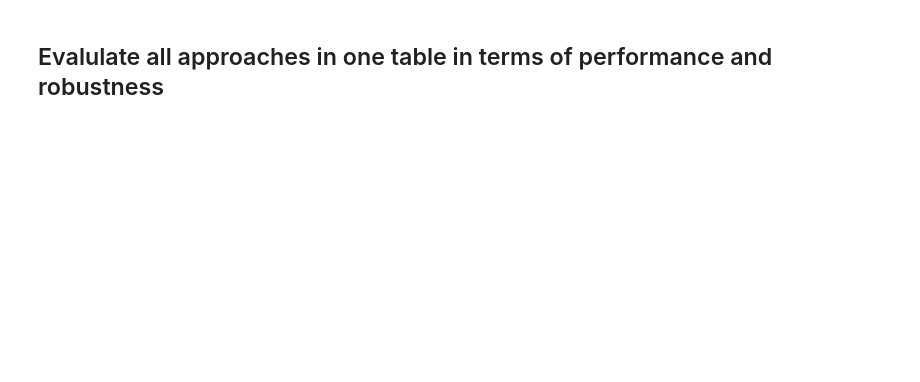
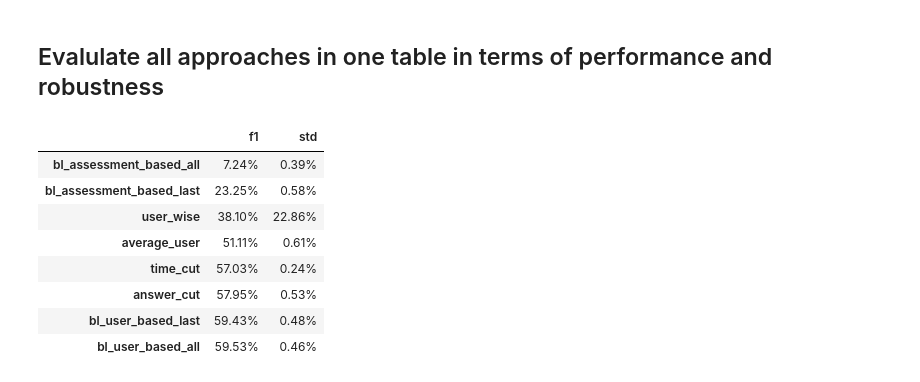
Before and after one commit to joa24jm/UsAs, a Jupyter notebook: src/d02_ml_pipelines/uniti.ipynb, the cells around one changed output. Saved outputs shown, nothing was run; the diff lists cells and outputs as text; code cells hidden in the pictures; blank space fills up the shorter version.

```diff
--- a/src/d02_ml_pipelines/uniti.ipynb
+++ b/src/d02_ml_pipelines/uniti.ipynb
@@ -317,2 +396,15 @@ The answer behavior of users from the train set differs to those from the test s
 # %% [markdown]
 ## Evalulate all approaches in one table in terms of performance and robustness
+# %%
+res_df = pd.DataFrame.from_dict(results_dic, orient="index").sort_values(by='f1')
+res_df
+# %% [output]
+|  | f1 | std |
+| bl_assessment_based_all | 7.24% | 0.39% |
+| bl_assessment_based_last | 23.25% | 0.58% |
+| user_wise | 38.10% | 22.86% |
+| average_user | 51.11% | 0.61% |
+| time_cut | 57.03% | 0.24% |
+| answer_cut | 57.95% | 0.53% |
+| bl_user_based_last | 59.43% | 0.48% |
+| bl_user_based_all | 59.53% | 0.46% |
```
Also changed, not shown: parts of 11 cells of this notebook.
